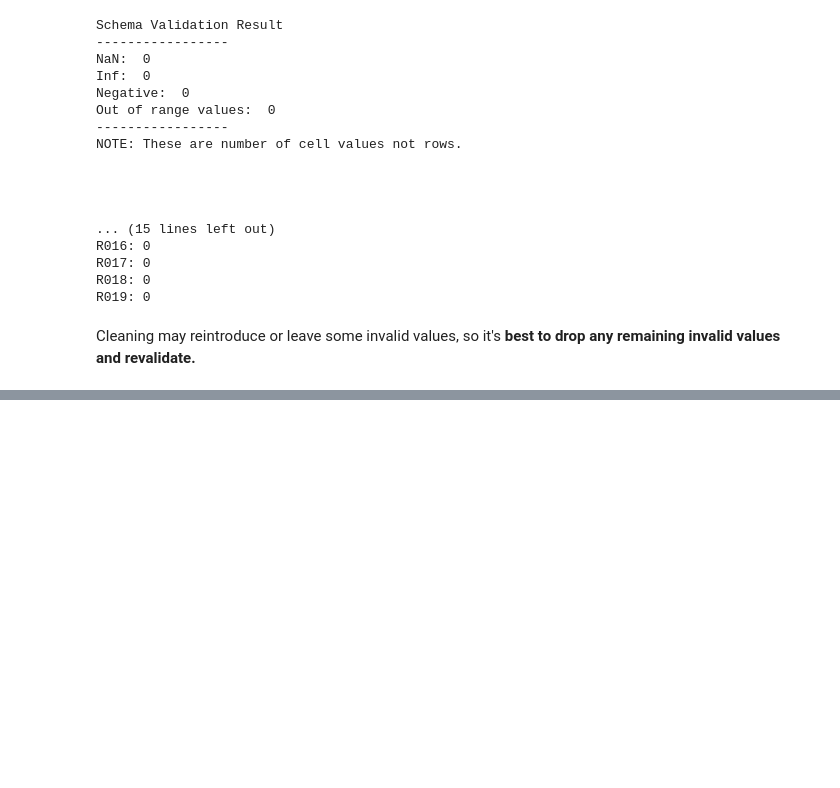
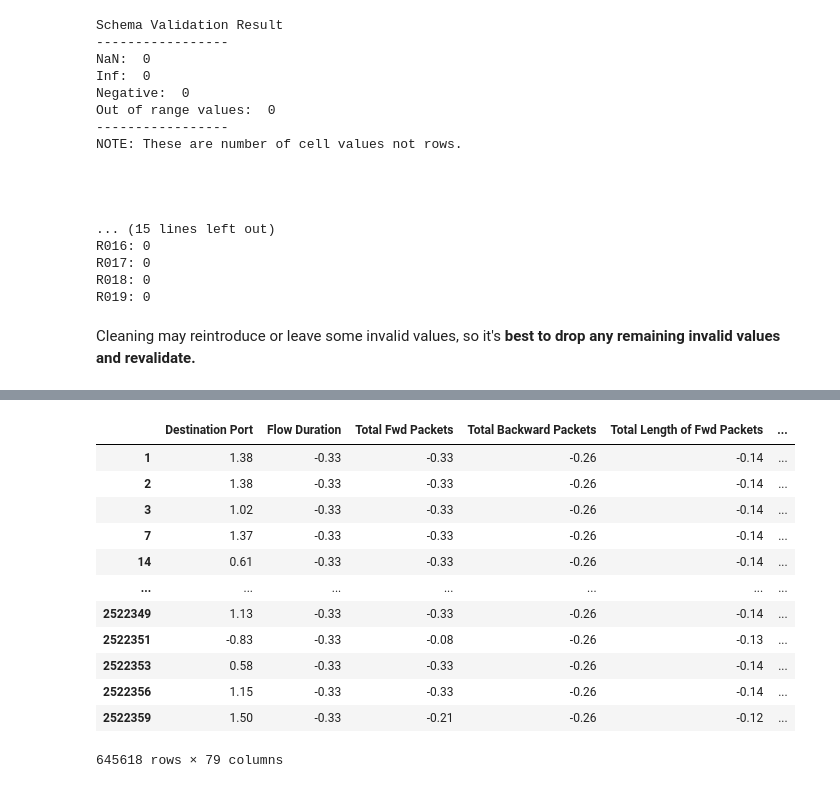
Before and after one commit to CoderHarshDew/Harsh_Dewangan_PBEL_3.0, a Jupyter notebook: notebooks/exploratory_data_analysis.ipynb, the cells around one changed output, grey strips where cells are left out. Saved outputs shown, nothing was run; the diff lists cells and outputs as text; code cells hidden in the pictures; blank space fills up the shorter version.

```diff
--- a/notebooks/exploratory_data_analysis.ipynb
+++ b/notebooks/exploratory_data_analysis.ipynb
@@ -384,0 +511,22 @@ Cleaning may reintroduce or leave some invalid values, so it's **best to drop an
+# %%
+numeric_columns = df.columns.drop('Label')
+
+df_z_score = df.copy(deep=False)
+
+df_z_score[numeric_columns] = (df[numeric_columns] - df[numeric_columns].mean()) / df[numeric_columns].std()
+
+df_z_score
+# %% [output]
+|  | Destination Port | Flow Duration | Total Fwd Packets | Total Backward Packets | Total Length of Fwd Packets | ... |
+| 1 | 1.38 | -0.33 | -0.33 | -0.26 | -0.14 | ... |
+| 2 | 1.38 | -0.33 | -0.33 | -0.26 | -0.14 | ... |
+| 3 | 1.02 | -0.33 | -0.33 | -0.26 | -0.14 | ... |
+| 7 | 1.37 | -0.33 | -0.33 | -0.26 | -0.14 | ... |
+| 14 | 0.61 | -0.33 | -0.33 | -0.26 | -0.14 | ... |
+| ... | ... | ... | ... | ... | ... | ... |
+| 2522349 | 1.13 | -0.33 | -0.33 | -0.26 | -0.14 | ... |
+| 2522351 | -0.83 | -0.33 | -0.08 | -0.26 | -0.13 | ... |
+| 2522353 | 0.58 | -0.33 | -0.33 | -0.26 | -0.14 | ... |
+| 2522356 | 1.15 | -0.33 | -0.33 | -0.26 | -0.14 | ... |
+| 2522359 | 1.50 | -0.33 | -0.21 | -0.26 | -0.12 | ... |
+645618 rows × 79 columns
```
Also changed, not shown: parts of 14 cells of this notebook, 2 other files.
